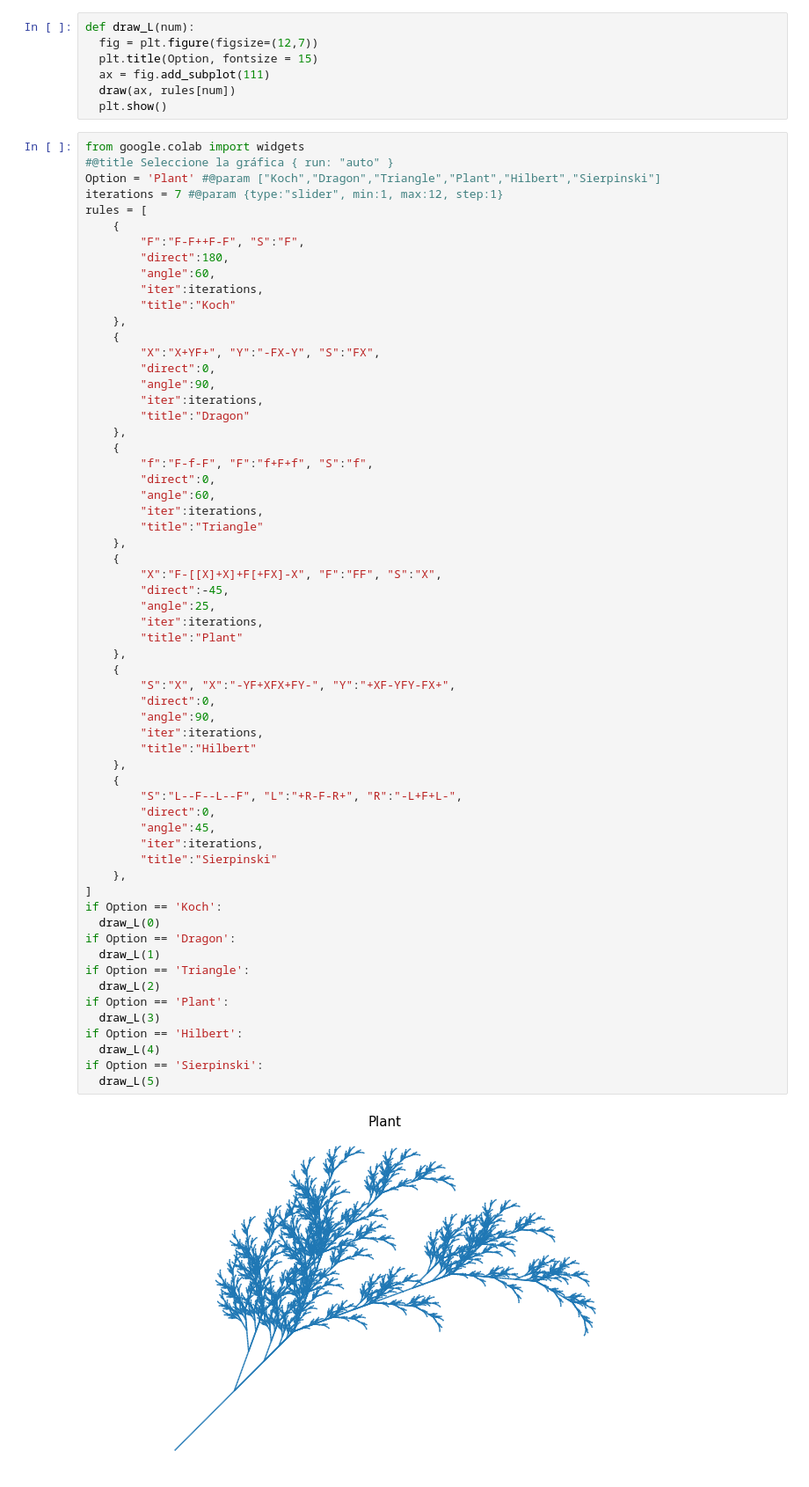
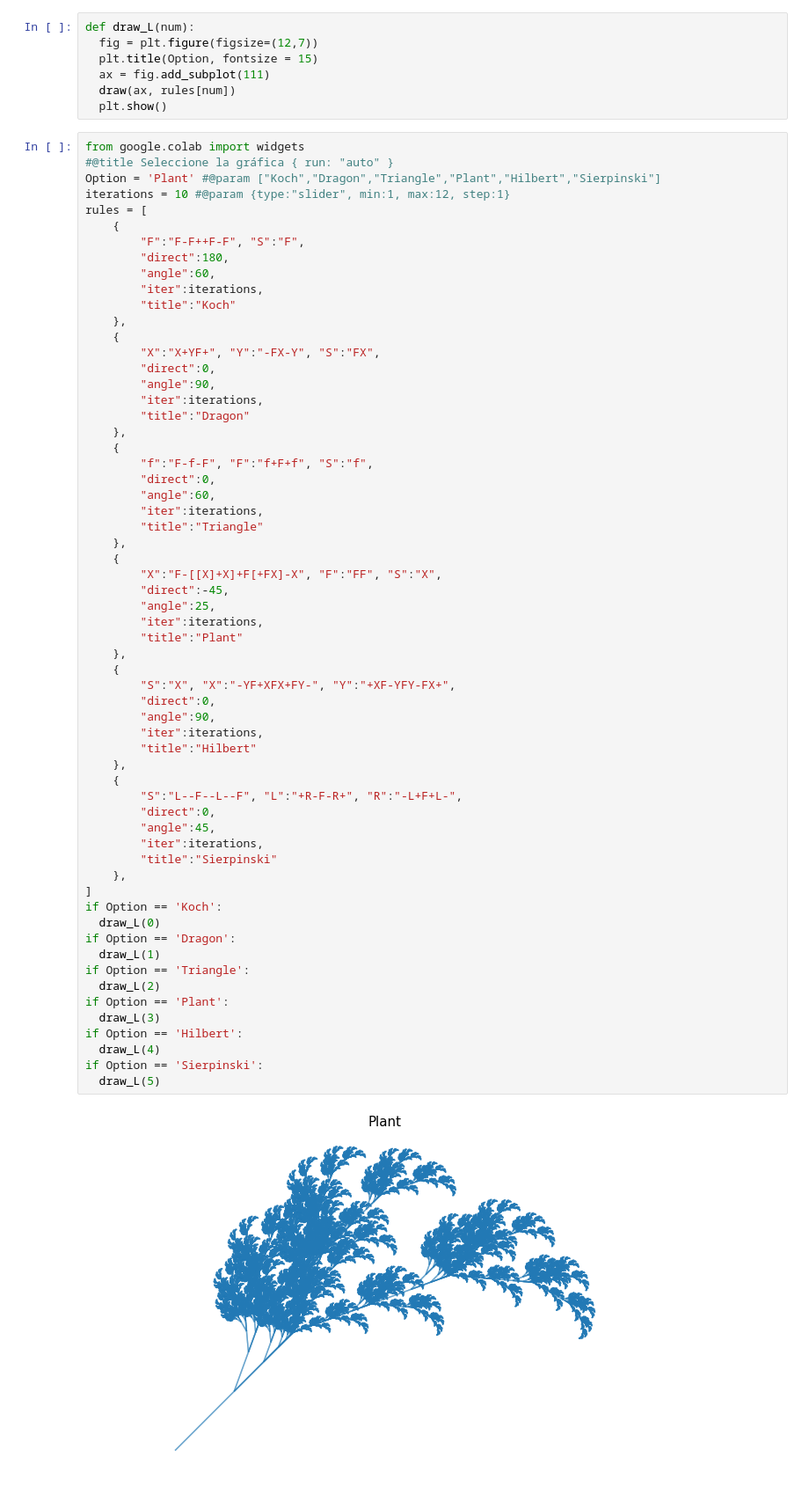
Before and after one commit to RonnyGuevara/Fractal_Images, a Jupyter notebook: TP6/TP6_FI.ipynb, the cells around one changed output. Shown at 88% size. Drawn from its saved outputs; the diff is of its cells as text.

```diff
--- a/TP6/TP6_FI.ipynb
+++ b/TP6/TP6_FI.ipynb
@@ -67,7 +86,7 @@ def draw_L(num):
 from google.colab import widgets
 #@title Seleccione la gráfica { run: "auto" }
 Option = 'Plant' #@param ["Koch","Dragon","Triangle","Plant","Hilbert","Sierpinski"]
-iterations = 7 #@param {type:"slider", min:1, max:12, step:1}
+iterations = 10 #@param {type:"slider", min:1, max:12, step:1}
 rules = [
     {
         "F":"F-F++F-F", "S":"F",
@@ -98,31 +117,31 @@ rules = [
         "title":"Plant"
     },
     {
         "S":"X", "X":"-YF+XFX+FY-", "Y":"+XF-YFY-FX+",
         "direct":0,
         "angle":90,
         "iter":iterations,
         "title":"Hilbert"
     },
     {
         "S":"L--F--L--F", "L":"+R-F-R+", "R":"-L+F+L-",
         "direct":0,
         "angle":45,
         "iter":iterations,
         "title":"Sierpinski"
     },
 ]
 if Option == 'Koch':
   draw_L(0)
 if Option == 'Dragon':
   draw_L(1)
 if Option == 'Triangle':
   draw_L(2)
 if Option == 'Plant':
   draw_L(3)
 if Option == 'Hilbert':
   draw_L(4)
 if Option == 'Sierpinski':
   draw_L(5)
 # %% [output]
-[figure, old version]
+[figure, new version]
```
Also changed, not shown: parts of 4 cells of this notebook.
